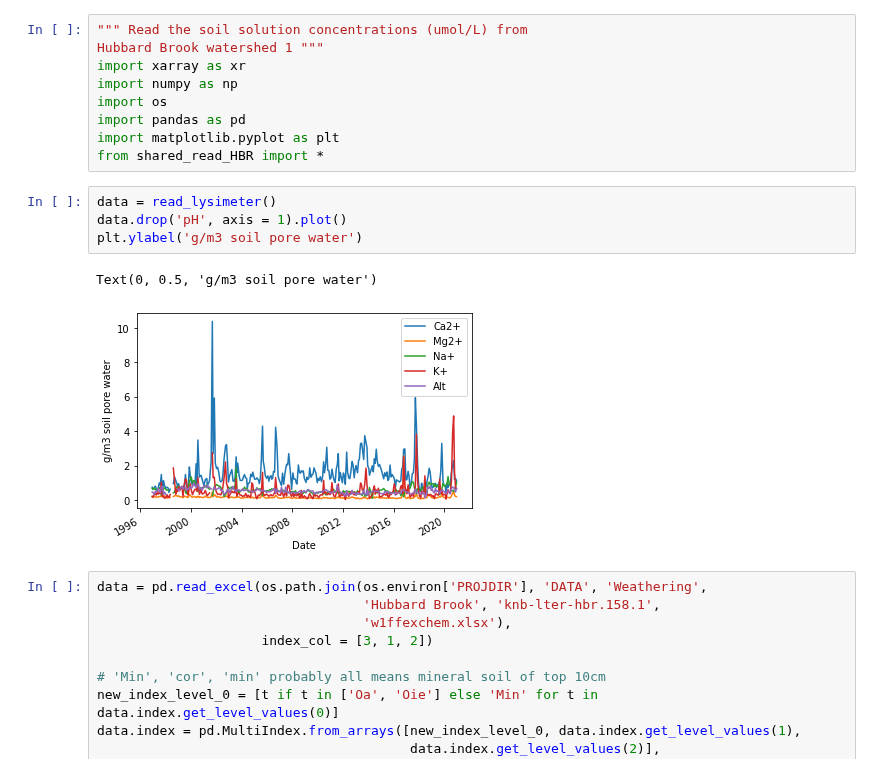
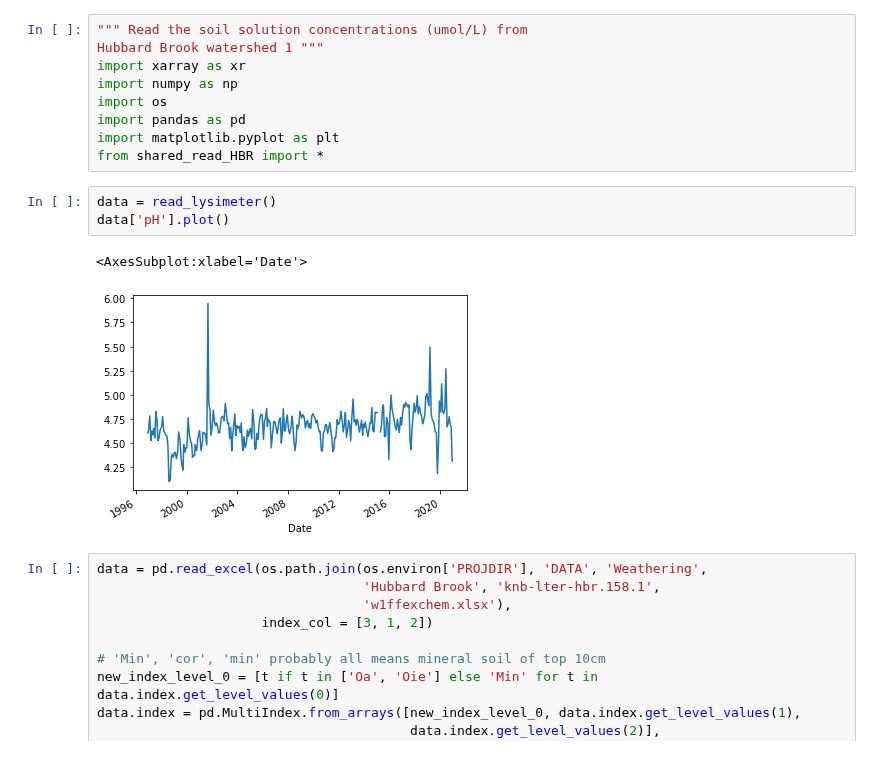
Before and after one commit to ypwong22/erw_scripts, a Jupyter notebook: plot_lysmeter.ipynb, the cells around one changed output. Cells and saved outputs as stored; diff of their text form.

```diff
--- a/read_lysmeter.ipynb
+++ b/plot_lysmeter.ipynb
@@ -9,11 +9,10 @@ import matplotlib.pyplot as plt
 from shared_read_HBR import *
 # %%
 data = read_lysimeter()
-data.drop('pH', axis = 1).plot()
-plt.ylabel('g/m3 soil pore water')
+data['pH'].plot()
 # %% [output]
-Text(0, 0.5, 'g/m3 soil pore water')
+<AxesSubplot:xlabel='Date'>
-[figure, old version]
+[figure, new version]
 # %%
 data = pd.read_excel(os.path.join(os.environ['PROJDIR'], 'DATA', 'Weathering',
                                   'Hubbard Brook', 'knb-lter-hbr.158.1',
```
Also changed, not shown: 7 other files.
